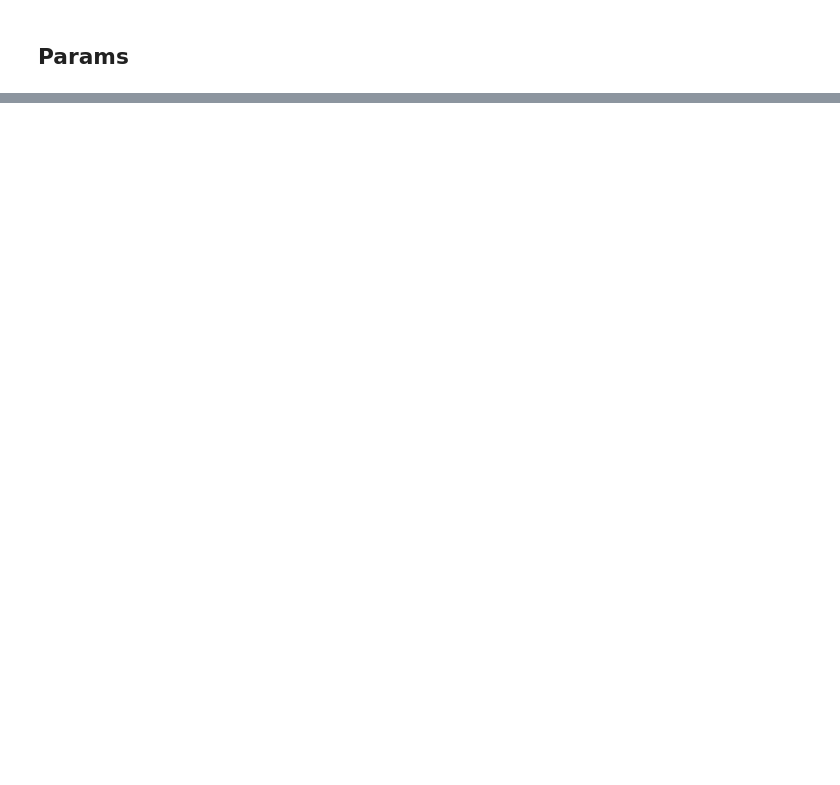
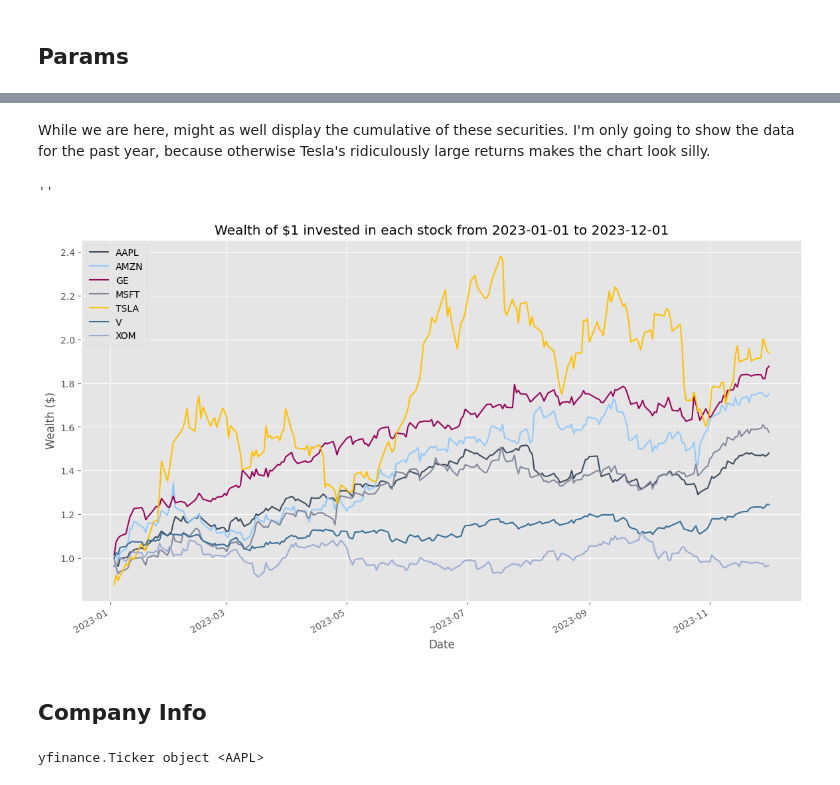
Before and after one commit to Brandt-moreThan4/Blog, a Jupyter notebook: book/content/3_yf_overview.ipynb, the cells around one changed output, grey strips where cells are left out. Saved outputs shown, nothing was run; the diff lists cells and outputs as text; code cells hidden in the pictures; blank space fills up the shorter version.

```diff
--- a/book/content/3_yf_overview.ipynb
+++ b/book/content/3_yf_overview.ipynb
@@ -20,14 +14,3 @@ To DO:
         * Pull fundamental data
         * Show what kind of basic info you can observe
 * Corporate Actions?
-# %%
-import pandas as pd
-import numpy as np
-from datetime import datetime
-import matplotlib.pyplot as plt
-from pathlib import Path
-import yfinance as yf
-import xlwings as xw
-# plt.style.use('ggplot')
-import seaborn as sns
-plt.rcParams['figure.figsize'] = [10, 6]
@@ -69,0 +125,5 @@ df_rets
+# %%
+adj_close_df = df_data_raw['Adj Close']
+returns_df = adj_close_df.pct_change().dropna()
+
+display_prettified_df(returns_df.tail())
@@ -69,0 +138,20 @@ df_rets
+# %% [markdown]
+While we are here, might as well display the cumulative of these securities. I'm only going to show the data for the past year, because otherwise Tesla's ridiculously large returns makes the chart look silly.
+# %%
+filtered_returns = returns_df.loc['2023-01-01':, :].copy()
+cumulaitve_returns_df = (1 + filtered_returns).cumprod()
+fig, ax = plt.subplots()
+cumulaitve_returns_df.plot(ax=ax)
+ax.set_title('Wealth of $1 invested in each stock from 2023-01-01 to 2023-12-01')
+ax.set_ylabel('Wealth ($)')
+;
+# %% [output]
+''
+[figure, added]
+# %% [markdown]
+## Company Info
+# %%
+aapl = yf.Ticker("aapl")
+aapl
+# %% [output]
+yfinance.Ticker object <AAPL>
```
Also changed, not shown: parts of 21 cells of this notebook, 1 other file.
